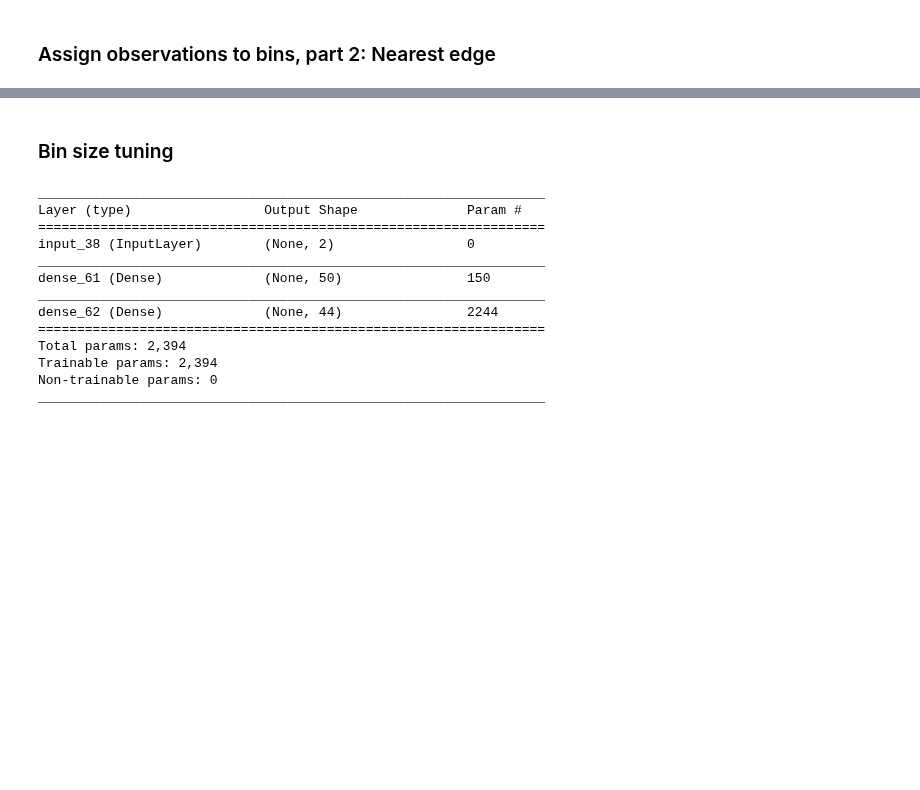
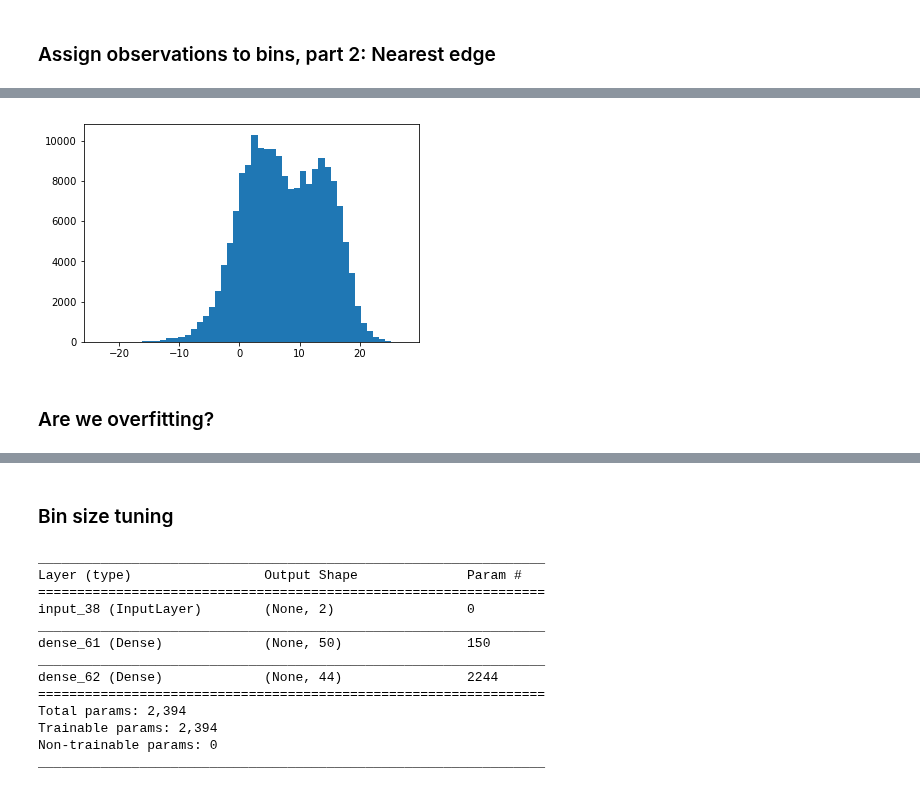
Before and after one commit to slerch/ppnn, a Jupyter notebook: nn_postprocessing/categorical_networks.ipynb, the cells around one changed output, grey strips where cells are left out. Saved outputs shown, nothing was run; the diff lists cells and outputs as text; code cells hidden in the pictures; blank space fills up the shorter version.

```diff
--- a/nn_postprocessing/categorical_networks.ipynb
+++ b/nn_postprocessing/categorical_networks.ipynb
@@ -31,7 +31,7 @@ Linux 4.4.0-97-generic
 # %%
 # Setup
-# DATA_DIR = '/Volumes/STICK/data/ppnn_data/'  # Mac
-DATA_DIR = '/project/meteo/w2w/C7/ppnn_data/'   # LMU
+DATA_DIR = '/Volumes/STICK/data/ppnn_data/'  # Mac
+# DATA_DIR = '/project/meteo/w2w/C7/ppnn_data/'   # LMU
 fclt = 48
 # %% [markdown]
 ## Convert targets to categorical
@@ -176,0 +186,6 @@ plt.show()
+# %%
+plt.hist(test_set.targets, bins = 50);
+# %% [output]
+[figure, added]
+# %% [markdown]
+### Are we overfitting?
```
Also changed, not shown: parts of 66 cells of this notebook, 2 other files.
